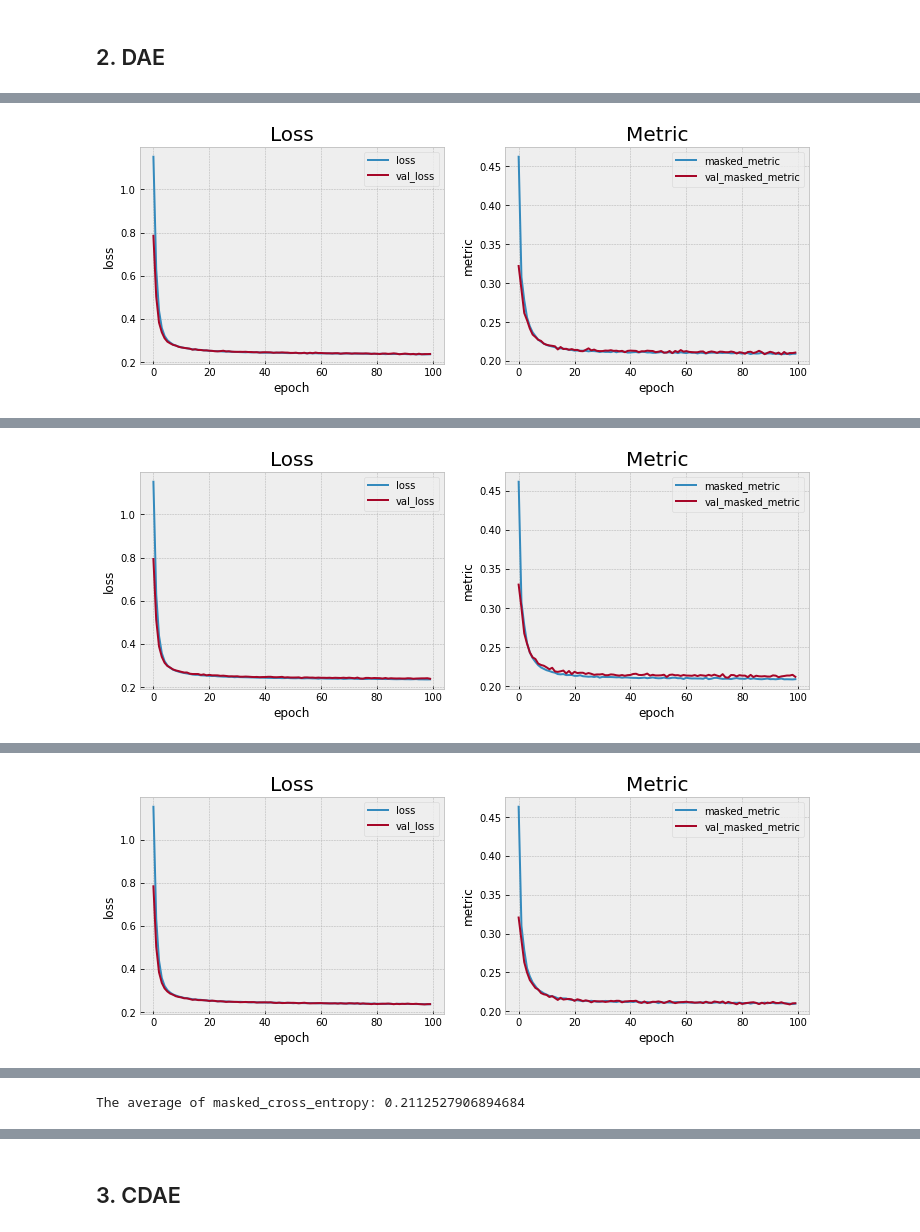
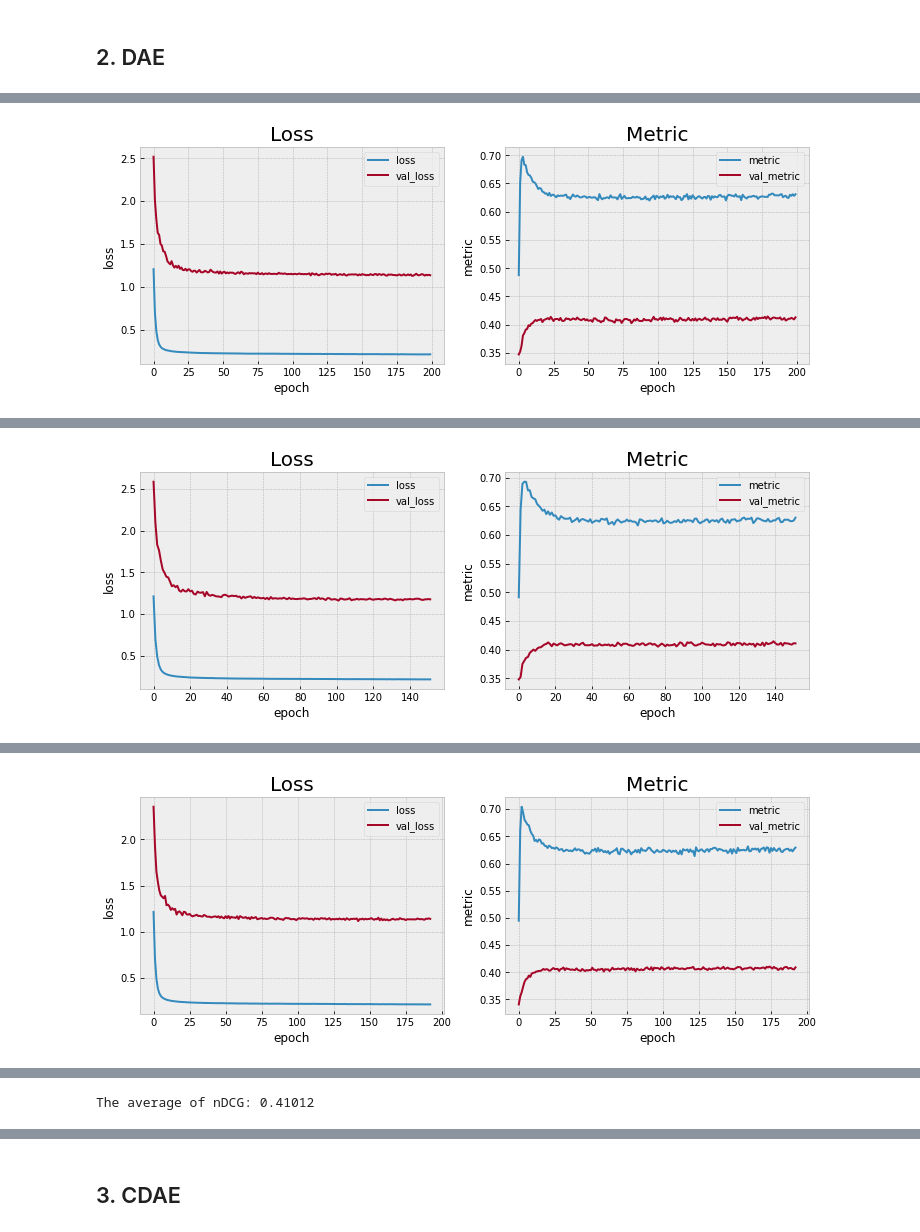
Before and after one commit to ivoryRabbit/RecSys, a Jupyter notebook: 5.CDAE.ipynb, the cells around one changed output, grey strips where cells are left out. Cells and saved outputs as stored; diff of their text form; code cells hidden in the pictures.

```diff
--- a/5.CDAE.ipynb
+++ b/5.CDAE.ipynb
@@ -208,6 +296,6 @@ def CDAE(n_user: int,
     else:
         model = Model(inputs = inputs, outputs = outputs)
 
-    model.compile(optimizer = optimizer, loss = masked_cross_entropy, metrics = [masked_cross_entropy, masked_rmse])
+    model.compile(optimizer = optimizer, loss = masked_cross_entropy, metrics = [batch_ndcg, masked_rmse])
     return model
 # %%
@@ -265,7 +353,7 @@ def show_history(hist, loss: str, metric: str) -> None:
     ax2.set_title('Metric', fontsize = 20)
     ax2.set_ylabel('metric')
     ax2.set_xlabel('epoch')
-    ax2.legend(['masked_metric', 'val_masked_metric'], loc = 'upper right')
+    ax2.legend(['metric', 'val_metric'], loc = 'upper right')
     plt.show()
 # %%
 def ndcg(gt, rec):
@@ -315,6 +423,3 @@ Total params: 3,799,162
 Trainable params: 3,799,162
 Non-trainable params: 0
 _________________________________________________________________
-# %%
-train, test = data_split(ratings)
-train, test = map(make_interaction, (train, test))
@@ -327,12 +426,24 @@ folds = KFold(n_splits = n_splits, shuffle = True, random_state = 7777)
+# %%
+epochs = 200
+batch_size = 128
+
+train_valid, test = train_valid_test_split(ratings)
+train_valid = k_fold_split(train_valid)
+
+test_q, test_a = query_answer_split(test)
+test_q, test_a = map(list_aggregation, (test_q, test_a))
 # %%
 total_hist = []
-for i, (train_idx, valid_idx) in enumerate(folds.split(train)):
+for i, (train, valid) in enumerate(train_valid):
     print(f'Start learning {i}-th fold...')
-    train_f, valid_f = train.iloc[train_idx], train.iloc[valid_idx]
-    train_f, valid_f = map(lambda df: df.reset_index(drop = True), (train_f, valid_f))
-    train_gen, valid_gen = map(lambda x: make_generator(x, n_item, batch_size, implicit = True, user_specific = False), (train_f, valid_f))
-    steps_per_epoch = train_f.index.size // batch_size + 1
-    validation_steps = valid_f.index.size // batch_size + 1
+    valid_q, valid_a = query_answer_split(valid)
+    train, valid_q, valid_a = map(list_aggregation, (train, valid_q, valid_a))
+
+    train_gen = train_generator(train, n_item, batch_size, user_specific = False)
+    valid_gen = valid_generator(valid_q, valid_a, n_item, batch_size, user_specific = False)
+
+    steps_per_epoch = train.index.size // batch_size + 1
+    validation_steps = valid_q.index.size // batch_size + 1
 
     optimizer = Adam(learning_rate = 0.001, decay = 1e-5)
     model = CDAE(n_user, n_item, latent_dim = 512, optimizer = optimizer, user_specific = False)
@@ -342,7 +453,7 @@ for i, (train_idx, valid_idx) in enumerate(folds.split(train)):
     hist = model.fit(x = train_gen, validation_data = valid_gen, epochs = epochs,
                      steps_per_epoch = steps_per_epoch, validation_steps = validation_steps,
                      verbose = 1, callbacks = [early_stopping, model_checkpoint])
-    show_history(hist, 'loss', 'masked_cross_entropy')
+    show_history(hist, 'loss', 'batch_ndcg')
     total_hist.append(hist)
 # %% [output]
 Start learning 0-th fold...
@@ -383,2 +494,2 @@ Epoch 100/100
-[figure, old version]
+[figure, new version]
 Start learning 2-th fold...
@@ -401,2 +512,2 @@ Epoch 100/100
-[figure, old version]
+[figure, new version]
 Start learning 3-th fold...
@@ -419,2 +530,2 @@ Epoch 100/100
-[figure, old version]
+[figure, new version]
 Start learning 4-th fold...
@@ -438,5 +549,5 @@ Epoch 100/100
 # %%
-print('The average of masked_cross_entropy:', np.mean([h.history['val_masked_cross_entropy'][-1] for h in total_hist]))
+print(f"The average of nDCG: {np.mean([h.history['val_batch_ndcg'][-1] for h in total_hist]):0.5f}")
 # %% [output]
-The average of masked_cross_entropy: 0.2112527906894684
+The average of nDCG: 0.41012
 # %%
```
Also changed, not shown: parts of 23 cells of this notebook.
